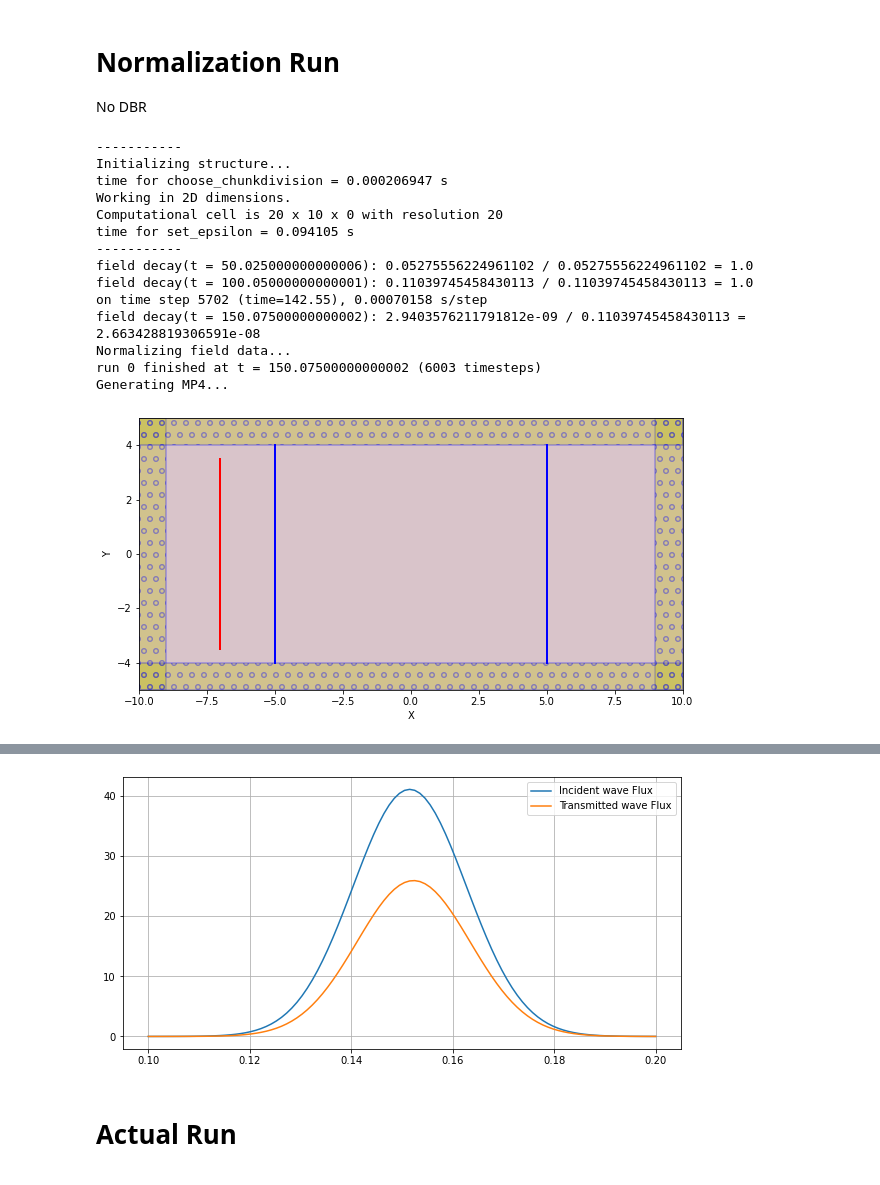
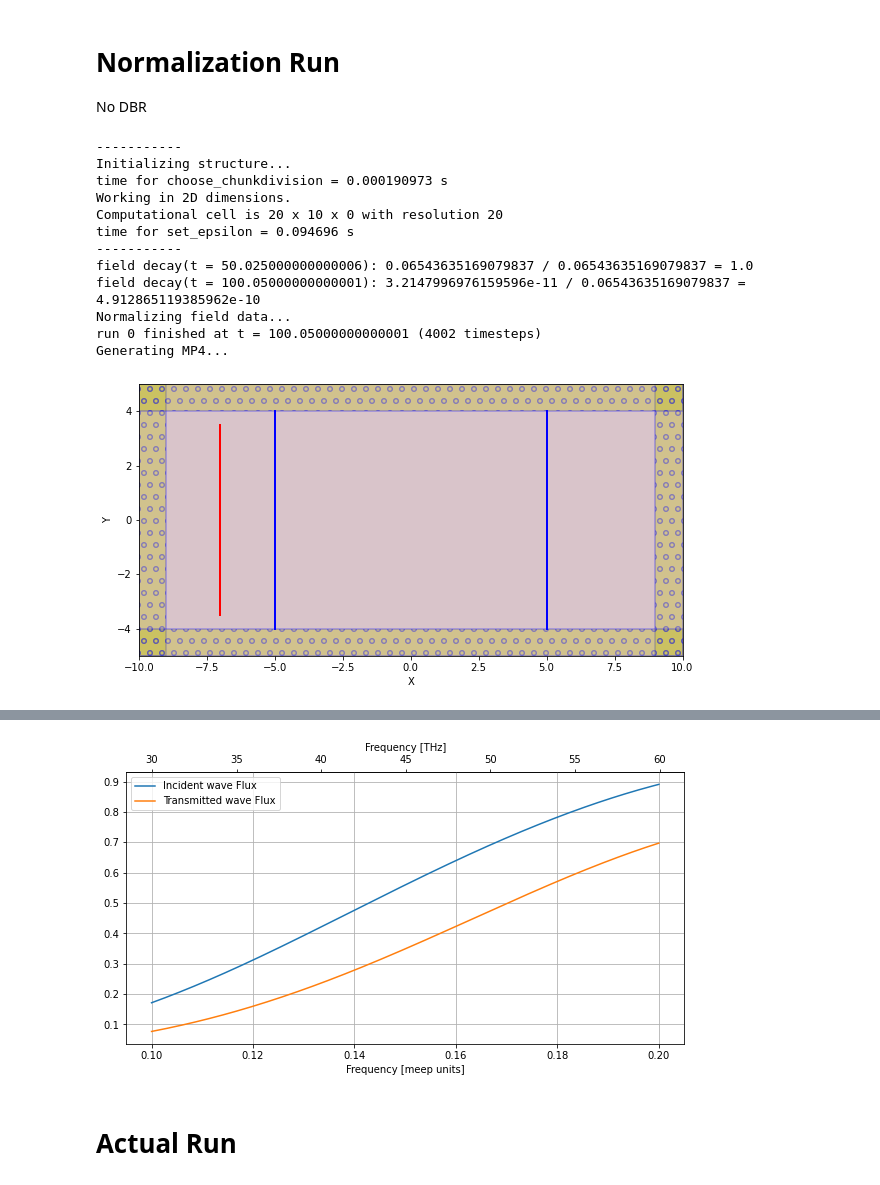
Before and after one commit to leonardocattarin/LabAdvPhotonicsMeep, a Jupyter notebook: Bragg_Reflector/Bragg_Reflector.ipynb, the cells around one changed output, grey strips where cells are left out. Drawn from its saved outputs; the diff is of its cells as text; code cells hidden in the pictures.

```diff
--- a/Bragg_Reflector/Bragg_Reflector.ipynb
+++ b/Bragg_Reflector/Bragg_Reflector.ipynb
@@ -100,8 +100,9 @@ source_y = 0
 
 source_width = 7
 
+#note: df is not really the frequency sigma
 f_central = 0.15
-df = 0.15
+df = 0.1
 
 
 print("#Source pulse frequency: fcent= ", f_central*freq_unit*1e-12, " THz, df= ",df*freq_unit*1e-12, " THz" )
@@ -127,7 +128,7 @@ mon_2_x = bragg_width/2 + 2
 mon_2_h = sy - 2*pml_thickness
 
 #number of sampling points in frequency for fourier transform of fields accumulated
-N_freq = 100
+N_freq = 300
 
 #central frequency
 f_mon_central = f_central
@@ -145,7 +146,7 @@ No DBR
 
 #define sources
 #gaussian pulse with f_central and df
-sources = [mp.Source(mp.GaussianSource(frequency=f_central, fwidth=df),
+sources = [mp.Source(mp.GaussianSource(frequency=f_central, fwidth=df*8),
                      component=mp.Ez,
                      center=mp.Vector3(source_x, source_y),
                      size=mp.Vector3(0, source_width))]
@@ -183,17 +184,15 @@ animate.to_mp4(10, "Ez_norm.mp4")
 # %% [output]
 -----------
 Initializing structure...
-time for choose_chunkdivision = 0.000206947 s
+time for choose_chunkdivision = 0.000190973 s
 Working in 2D dimensions.
 Computational cell is 20 x 10 x 0 with resolution 20
-time for set_epsilon = 0.094105 s
+time for set_epsilon = 0.094696 s
 -----------
-field decay(t = 50.025000000000006): 0.05275556224961102 / 0.05275556224961102 = 1.0
-field decay(t = 100.05000000000001): 0.11039745458430113 / 0.11039745458430113 = 1.0
-on time step 5702 (time=142.55), 0.00070158 s/step
-field decay(t = 150.07500000000002): 2.9403576211791812e-09 / 0.11039745458430113 = 2.663428819306591e-08
+field decay(t = 50.025000000000006): 0.06543635169079837 / 0.06543635169079837 = 1.0
+field decay(t = 100.05000000000001): 3.2147996976159596e-11 / 0.06543635169079837 = 4.912865119385962e-10
 Normalizing field data...
-run 0 finished at t = 150.07500000000002 (6003 timesteps)
+run 0 finished at t = 100.05000000000001 (4002 timesteps)
 Generating MP4...
 [figure]
 # %%
@@ -215,11 +214,25 @@ flux_freqs = mp.get_flux_freqs(tran)
 # %%
 plt.plot(flux_freqs, norm_inc_flux, label="Incident wave Flux")
 plt.plot(flux_freqs, norm_tran_flux, label="Transmitted wave Flux")
 
+plt.xlabel("Frequency [meep units]")
+
+ax = plt.gca()
+
+def MU2THz(x):
+    return x *freq_unit*1e-12
+
+
+def THz2MU(x):
+    return x /(freq_unit*1e-12)
+
+secax = ax.secondary_xaxis('top', functions=(MU2THz, THz2MU))
+secax.set_xlabel('Frequency [THz]')
+
 plt.legend()
 plt.grid()
 # %% [output]
-[figure, old version]
+[figure, new version]
 # %%
 sim.reset_meep()
 # %% [markdown]
```
Also changed, not shown: parts of 5 cells of this notebook, 2 other files.
